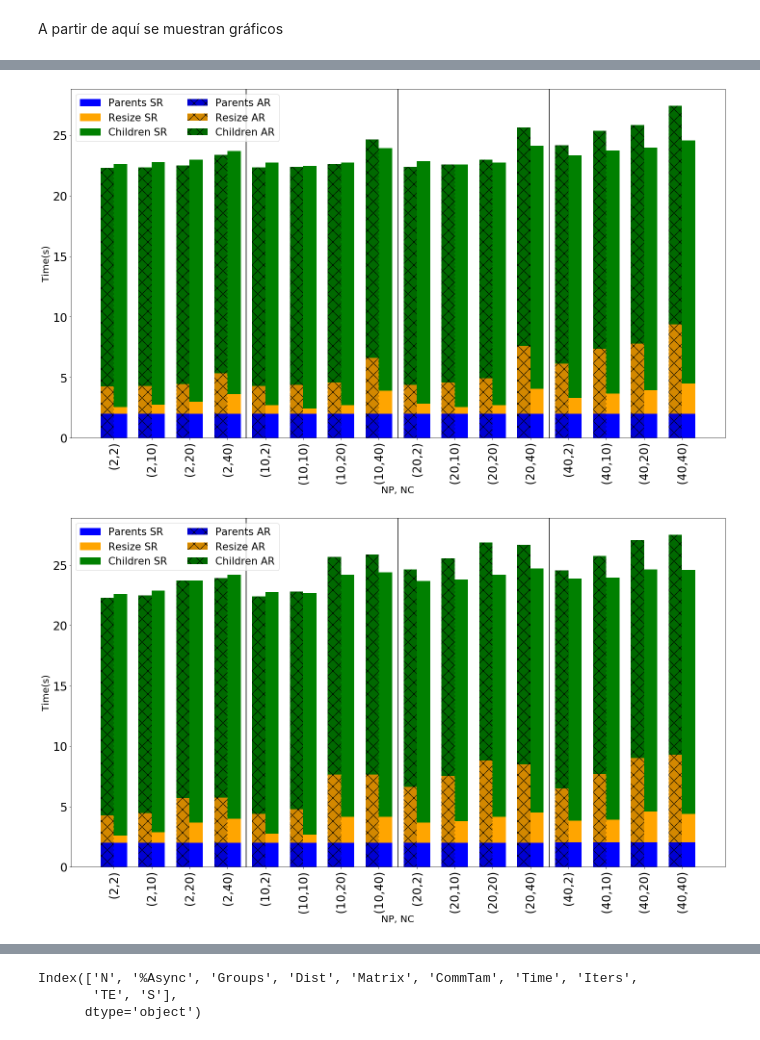
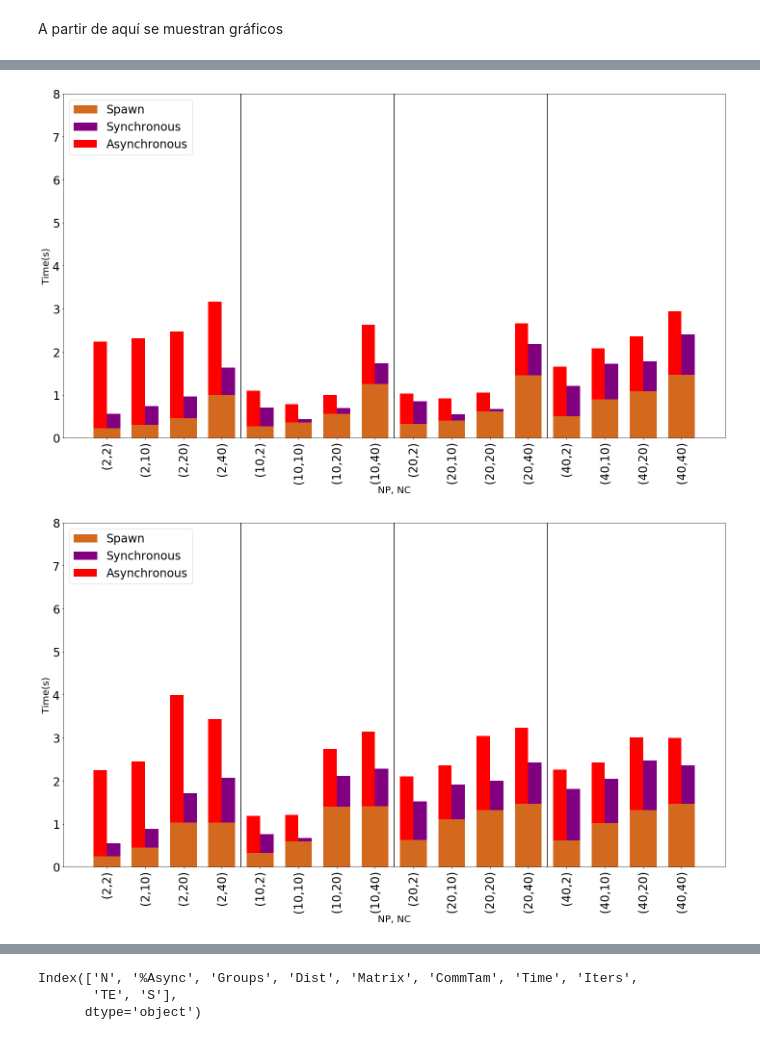
Before and after one commit to hpca-uji/Proteo, a Jupyter notebook: Analysis/analyser.ipynb, the cells around one changed output, grey strips where cells are left out. Cells and saved outputs as stored; diff of their text form; code cells hidden in the pictures.

```diff
--- a/Analysis/analyser.ipynb
+++ b/Analysis/analyser.ipynb
@@ -19,7 +19,8 @@ repet = 3 #CAMBIAR EL PRIMER NUMERO SEGUN NUMERO DE EJECUCIONES POR CONFIG
 
 p_value = 0.05
 values = [2, 10, 20, 40]
-dist_names = ['null', 'WorstFit', 'BestFit']
+#                      WORST          BEST
+dist_names = ['null', 'BalancedFit', 'CompactFit']
 
 labelsP = [['(2,2)', '(2,10)', '(2,20)', '(2,40)'],['(10,2)', '(10,10)', '(10,20)', '(10,40)'],
           ['(20,2)', '(20,10)', '(20,20)', '(20,40)'],['(40,2)', '(40,10)', '(40,20)', '(40,40)']]
@@ -34,6 +35,7 @@ dfG = dfG.drop(columns=dfG.columns[0])
 dfG['S'] = dfG['N']
 dfG['N'] = dfG['S'] + dfG['%Async']
 dfG['%Async'] = (dfG['%Async'] / dfG['N']) * 100
+dfG['%Async'] = dfG['%Async'].fillna(0)
 
 if(n_qty == 1):
     group = dfG.groupby(['%Async', 'Groups'])['TE']
@@ -63,6 +68,8 @@ grouped_aggM.columns = grouped_aggM.columns.get_level_values(0)
 # %%
 dfL = pd.read_csv( matrixIt )
 dfL = dfL.drop(columns=dfL.columns[0])
+
+dfL['%Async'] = dfL['%Async'].fillna(0)
 
 if(n_qty == 1):
     groupL = dfL[dfL['NS'] != 0].groupby(['Tt', '%Async', 'NP', 'NS'])['Ti', 'To']
@@ -458,13 +482,13 @@ for dist in [1,2]:
         for numC in values:
 
             tc_real = grouped_aggM_aux.loc[(numP,numC,dist_v)]['mean']
-            for tipo in [0, 100]:
+            for tipo in [0]: #TODO Poner a 0,100
                 iters_aux=dfM[(dfM["NP"] == numP)][(dfM["NS"] == numC)][(dfM["Dist"] == dist_v)][(dfM["%Async"] == tipo)]['Iters'].head(1).tolist()[0].split(',')
                 itersP_aux = int(iters_aux[0])
                 itersS_aux = int(iters_aux[1])
                 iters_mal_aux = 0
-                if tipo != 0:
-                    iters_mal_aux = grouped_aggL['Iters'].loc[(1,dist,tipo,numP,numC)]
+                #if tipo != 0:
+                iters_mal_aux = grouped_aggL['Iters'].loc[(1,dist,tipo,numP,numC)]
 
                 t_iterP_aux = grouped_aggL_aux['Ti'].loc[(dist,numP)]
                 t_iterS_aux = grouped_aggL_aux['Ti'].loc[(dist,numC)]
@@ -487,7 +511,7 @@ for dist in [1,2]:
                     TM_A_data[dist_index][i*len(values) + j] = p3
             j+=1
         i+=1
-print(TP_A_data)
-print(TH_A_data)
-print(TM_A_data)
+print(TP_data)
+print(TH_data)
+print(TM_data)
 # %% [output]
@@ -498,51 +645,46 @@ This will change in a future version of pandas, use inplace=True to avoid this w
 # %%
 for dist in [1,2]:
     dist_index=dist-1
     f=plt.figure(figsize=(20, 12))
-#for numP in values:
 
     x = np.arange(len(labelsP_J))
-
     width = 0.35
-    sumaTP_TM = np.add(TP_data[dist_index], TM_data[dist_index]).tolist()
-    sumaTP_TM_A = np.add(TP_A_data[dist_index], TM_A_data[dist_index]).tolist()
+    sumaTC_TS_A = np.add(TC_A_data[dist_index], TS_A_data[dist_index]).tolist()
 
     ax=f.add_subplot(111)
 
-    ax.bar(x+width/2, TP_data[dist_index], width, color='blue')
-    ax.bar(x+width/2, TM_data[dist_index], width, bottom=TP_data[dist_index],color='orange')
-    ax.bar(x+width/2, TH_data[dist_index], width, bottom=sumaTP_TM, color='green')
+    ax.bar(x+width/2, TC_data[dist_index], width, color='chocolate')
+    ax.bar(x+width/2, TS_data[dist_index], width, bottom=TC_data[dist_index], color='purple')
 
-    ax.bar(x-width/2, TP_A_data[dist_index], width, hatch="\\/...", color='blue')
-    ax.bar(x-width/2, TM_A_data[dist_index], width, bottom=TP_A_data[dist_index], hatch="\\/...", color='orange')
-    ax.bar(x-width/2, TH_A_data[dist_index], width, bottom=sumaTP_TM_A, hatch="\\/...", color='green')
+    ax.bar(x-width/2, TC_A_data[dist_index], width, hatch="", color='chocolate')
+    ax.bar(x-width/2, TS_A_data[dist_index], width, bottom=TC_A_data[dist_index], hatch="\\/...", color='purple')
+    ax.bar(x-width/2, TA_A_data[dist_index], width, bottom=sumaTC_TS_A, hatch="", color='red')
 
     ax.set_ylabel("Time(s)", fontsize=20)
     ax.set_xlabel("NP, NC", fontsize=20)
     plt.xticks(x, labelsP_J, rotation=90)
 
-    blue_Spatch = mpatches.Patch(color='blue', label='Parents SR')
-    orange_Spatch = mpatches.Patch(color='orange', label='Resize SR')
-    green_Spatch = mpatches.Patch(color='green', label='Children SR')
-    blue_Apatch = mpatches.Patch(hatch='\\/...', facecolor='blue', label='Parents AR')
-    orange_Apatch = mpatches.Patch(hatch='\\/...', facecolor='orange', label='Resize AR')
-    green_Apatch = mpatches.Patch(hatch='\\/...', facecolor='green', label='Children AR')
+    labels = ['Spawn', 'Synchronous', 'Asynchronous'] # Necesario para subdividir
+    brown_Spatch = mpatches.Patch(color='chocolate', label='Spawn')
+    purple_Spatch = mpatches.Patch(color='purple', label='Synchronous')
+    red_Apatch = mpatches.Patch(facecolor='red', label='Asynchronous')
 
+    #handles=[(brown_Spatch, brown_Apatch),purple_Spatch,red_Apatch] Dos colores para misma leyenda
+    handles=[brown_Spatch,purple_Spatch,red_Apatch]
 
-    handles=[blue_Spatch,orange_Spatch,green_Spatch,blue_Apatch,orange_Apatch,green_Apatch]
-
-    plt.legend(handles=handles, loc='upper left', fontsize=21,ncol=2)
+    plt.legend(handles=handles, labels=labels, loc='upper left', fontsize=24, ncol=1, handler_map={tuple: HandlerTuple(ndivide=None)})
+#bbox_to_anchor=(1, 0.5) --> Para sacar fuera de la grafica la leyenda
 
     ax.axvline((3.5), color='black')
     ax.axvline((7.5), color='black')
     ax.axvline((11.5), color='black')
 
     ax.tick_params(axis='both', which='major', labelsize=24)
     ax.tick_params(axis='both', which='minor', labelsize=22)
     #ax.axvline(4)
-
+    plt.ylim((0, 8))
     f.tight_layout()
-    f.savefig("Images/EX_Partitions_"+dist_names[dist]+".png", format="png")
+    f.savefig("Images/Malt_Partitions_"+dist_names[dist]+".png", format="png")
 # %% [output]
-[figure, old version]
+[figure, new version]
-[figure, old version]
+[figure, new version]
```
Also changed, not shown: parts of 23 cells of this notebook, 1 other file.
